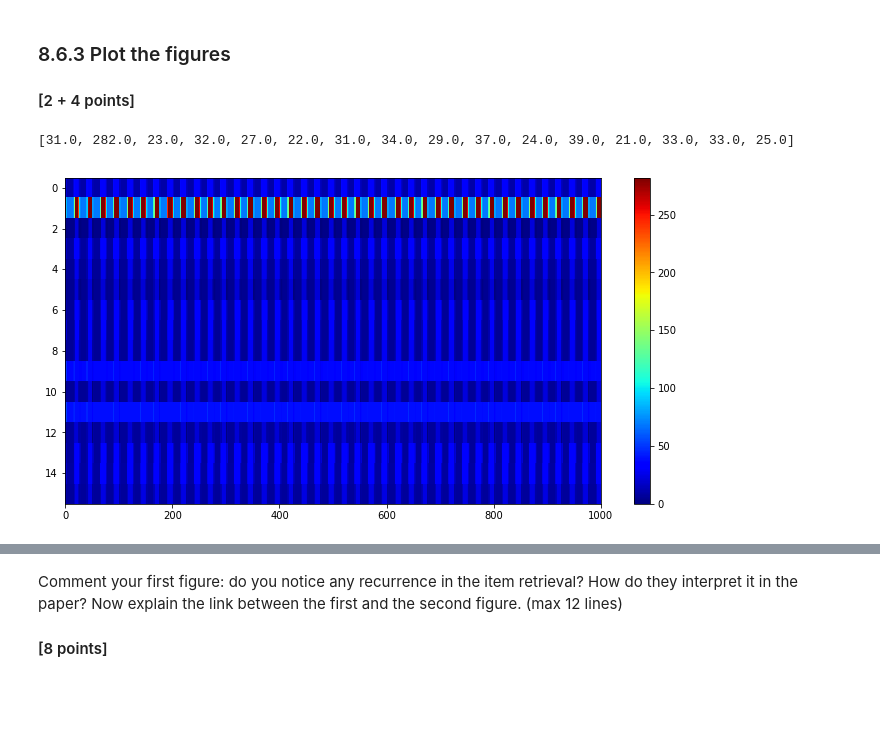
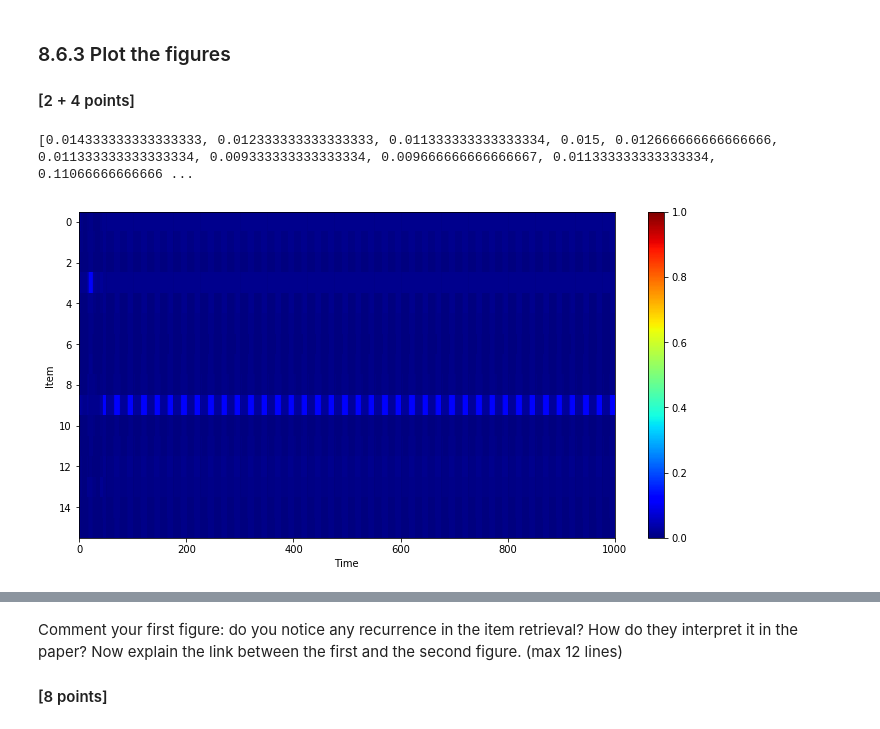
Before and after one commit to CamillaCarta/BMNN_projects, a Jupyter notebook: Ex2_Camilla_Carta_215621.ipynb, the cells around one changed output, grey strips where cells are left out. Drawn from its saved outputs; the diff is of its cells as text; code cells hidden in the pictures; blank space fills up the shorter version.

Commit message:
Added graph 1.B

```diff
--- a/Ex2_Camilla_Carta_215621.ipynb
+++ b/Ex2_Camilla_Carta_215621.ipynb
@@ -680,7 +680,7 @@ dic_evolution['thresh'] = []
 dic_evolution['overl'] = []
 
 ## Set the initial state of the matrix equal to the first pattern
-V = items[1]
+V = items[9]
 
 ## Now we are ready to run the dynamics
 for i in range(timesteps):
@@ -723,16 +723,19 @@ plt.show()
 # %%
 print(overlap)
 # %% [output]
-[31.0, 282.0, 23.0, 32.0, 27.0, 22.0, 31.0, 34.0, 29.0, 37.0, 24.0, 39.0, 21.0, 33.0, 33.0, 25.0]
+[0.014333333333333333, 0.012333333333333333, 0.011333333333333334, 0.015, 0.012666666666666666, 0.011333333333333334, 0.009333333333333334, 0.009666666666666667, 0.011333333333333334, 0.11066666666666 ...
 # %%
 ## Plot Fig. 1A
 plt.figure(figsize=(12, 6)) ## check out the inputs, how do you fix the figure size?
 plt.imshow(np.array(dic_evolution['overl']).T, interpolation = 'None', aspect = 'auto', cmap = 'jet') ## Insert the right dictionary
 ## add a colorbar here
+plt.xlabel('Time')
+plt.ylabel('Item')
 plt.colorbar()
+plt.clim(0, 1)
 plt.show()
 # %% [output]
-[figure, old version]
+[figure, new version]
 # %%
 ## Plot Fig. 1B
 ## first you need to create a matrix filled with the overlaps between patterns.
```
Also changed, not shown: parts of 3 cells of this notebook.
